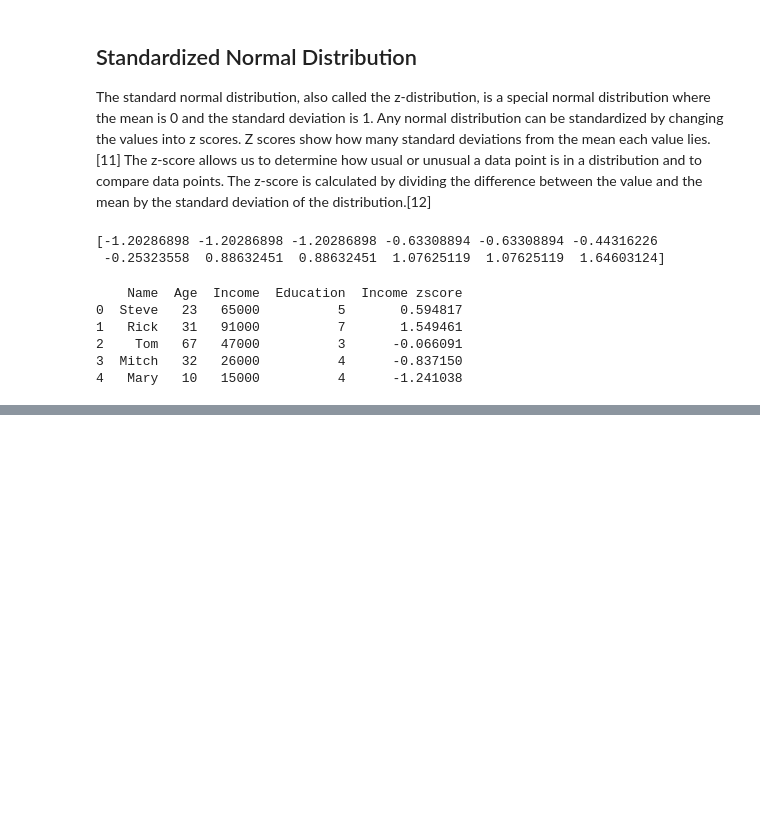
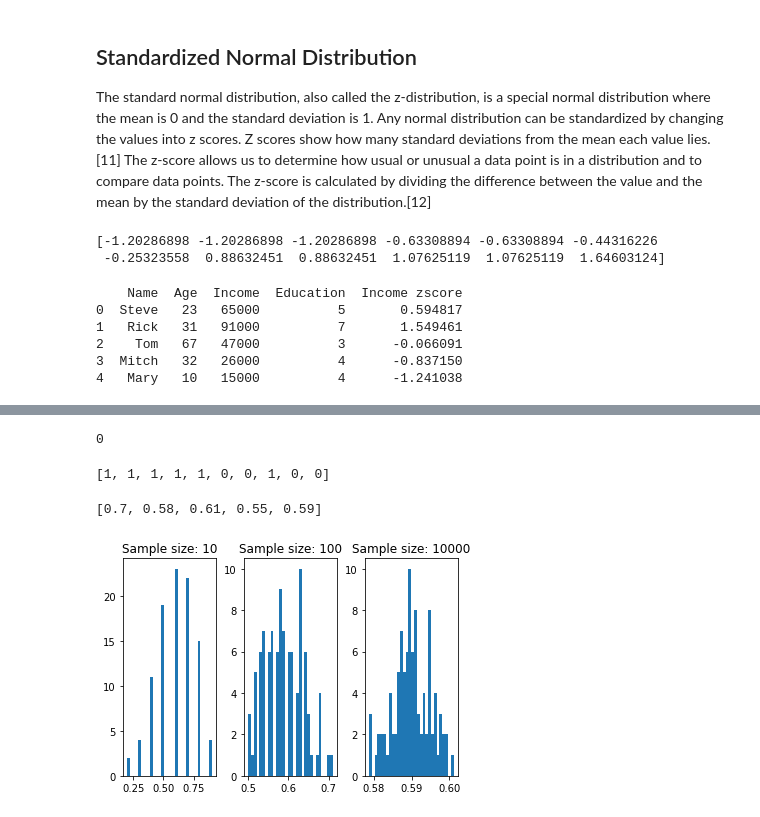
Before and after one commit to KenLin765/funddata-assessment, a Jupyter notebook: normal-distribution.ipynb, the cells around one changed output, grey strips where cells are left out. Drawn from its saved outputs; the diff is of its cells as text; code cells hidden in the pictures; blank space fills up the shorter version.

```diff
--- a/normal-distribution.ipynb
+++ b/normal-distribution.ipynb
@@ -424,0 +435,66 @@ print(df.head())
+# %%
+## I used this for idea for code - https://stackoverflow.com/questions/47012474/bernoulli-random-number-generator
+
+def get_opinion_from_random_person():
+    # Setting probability for demonstration purposes
+    probability_of_Mary_win = 0.59
+    return np.random.binomial(
+        n = 1,
+        p = probability_of_Mary_win)
+
+get_opinion_from_random_person()
+
+## returns 0 or 1, 1 will mean the person votes for Mary
+# %% [output]
+0
+# %%
+def get_sample_from_distribution(n):
+    """
+    Creates an array of size n.
+    Each value will be 1 if some person would vote on Mary and
+    0 if he would vote on Tom.
+    """
+    sample_opinions = []
+    for i in range(n):
+        sample_opinions.append(get_opinion_from_random_person())
+
+    return sample_opinions
+
+example = get_sample_from_distribution(10)
+print(example)
+# %% [output]
+[1, 1, 1, 1, 1, 0, 0, 1, 0, 0]
+# %%
+def get_n_samples_from_distribution(samples_number, sample_size):
+    """
+    Get multiple samples from our target 'unknown distribution'.
+    """
+    people_per_day = [sample_size] * samples_number
+    week_samples = list(map(get_sample_from_distribution, people_per_day))
+    return week_samples
+
+def get_n_sample_means_from_distribution(samples_number, sample_size):
+    samples = get_n_samples_from_distribution(
+        samples_number = samples_number,
+        sample_size = sample_size)
+
+    return list(map(np.mean, samples))
+
+sample_means = get_n_sample_means_from_distribution(5, 100)
+print(sample_means)
+# %% [output]
+[0.7, 0.58, 0.61, 0.55, 0.59]
+# %%
+fig, axes = plt.subplots(1,3, figsize = (6, 4))
+fig.subplots_adjust(hspace=0.4, wspace=0.3)
+axes = axes.ravel()
+
+sample_size = [10, 100, 10000]
+for i in range(len(sample_size)):
+    sample_means = get_n_sample_means_from_distribution(
+        samples_number = 100,
+        sample_size = sample_size[i])
+    axes[i].hist(sample_means, bins=30)
+    axes[i].set_title("Sample size: {0}".format(sample_size[i]))
+# %% [output]
+[figure, added]
```
Also changed, not shown: parts of 7 cells of this notebook.
